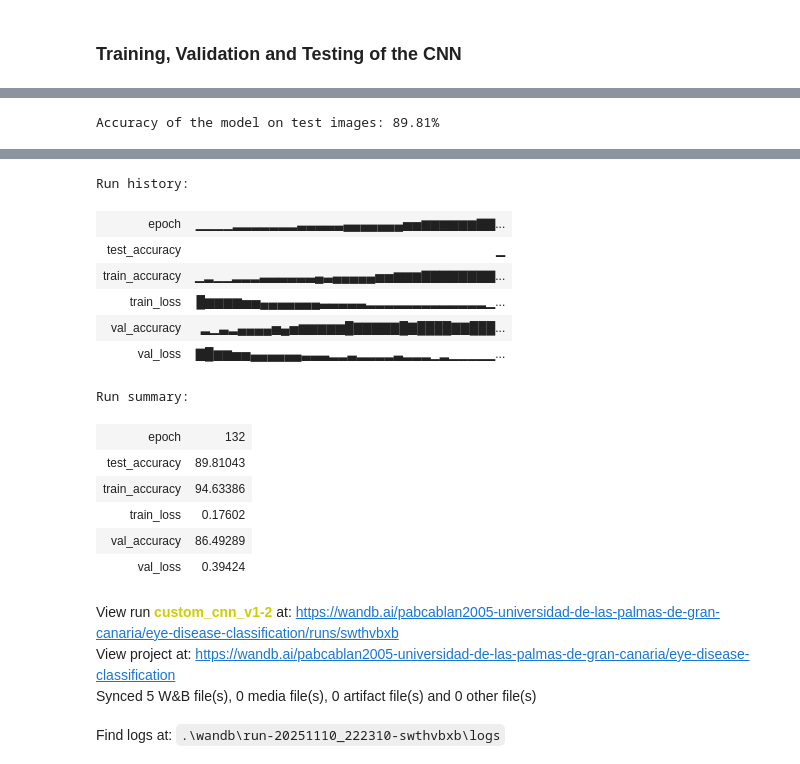
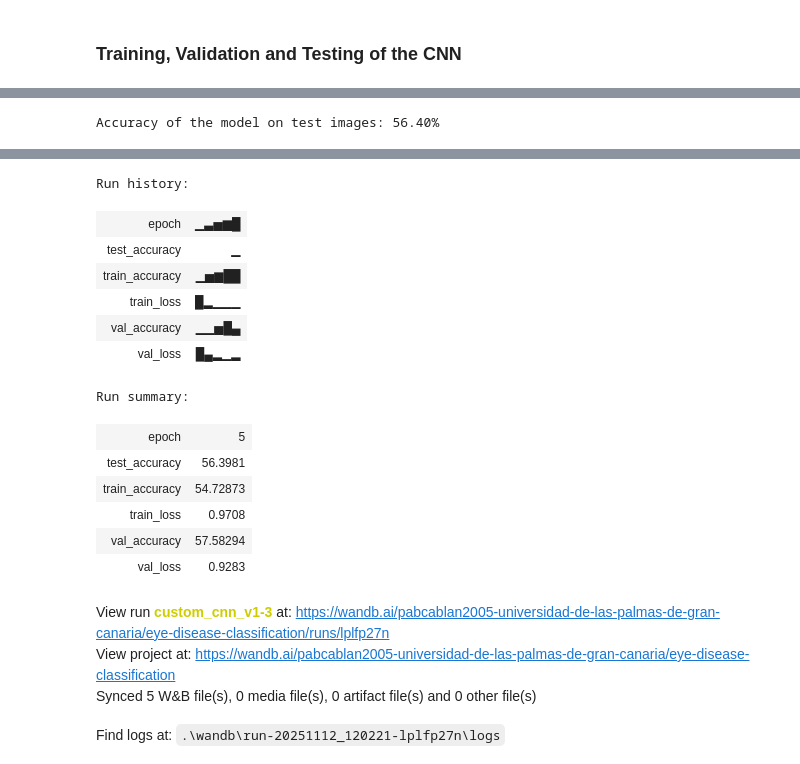
Before and after one commit to pabcablan/convolutional_neural_network, a Jupyter notebook: convolutional_neural_network.ipynb, the cells around one changed output, grey strips where cells are left out. Saved outputs shown, nothing was run; the diff lists cells and outputs as text; code cells hidden in the pictures.

```diff
--- a/convolutional_neural_network.ipynb
+++ b/convolutional_neural_network.ipynb
@@ -190,10 +190,15 @@ optimizer = optim.Adam(model.parameters(), lr=0.001)
 # %% [markdown]
 ### Training, Validation and Testing of the CNN
 # %%
-epochs = 200
+epochs = 5
 early_stopping_criteria = 15
 early_stopping_counter = 0
 best_val_loss = float('inf')
+total_val_loss = []
+total_train_loss = []
+total_val_accuracy = []
+total_training_accuracy = []
+
 
 for epoch in range(epochs):
 
@@ -221,7 +226,9 @@ for epoch in range(epochs):
         train_correct += (predicted == labels).sum().item()
 
     train_loss = running_loss / len(train_loader)
+    total_train_loss.append(train_loss)
     train_accuracy = 100 * train_correct / train_total
+    total_training_accuracy.append(train_accuracy)
 
     # VALIDATION
     model.eval()
@@ -239,12 +246,15 @@ for epoch in range(epochs):
 
             val_loss += loss.item()
 
+
             _, predicted = torch.max(outputs.data, 1)
             val_total += labels.size(0)
             val_correct += (predicted == labels).sum().item()
 
     val_loss /= len(val_loader)
+    total_val_loss.append(val_loss)
     val_accuracy = 100 * val_correct / val_total
+    total_val_accuracy.append(val_accuracy)
 
     if val_loss < best_val_loss:
         best_val_loss = val_loss
@@ -291,42 +289,47 @@ Early stopping at epoch 133
 # %%
 model.eval()
 test_correct = 0
 test_total = 0
+y_pred = []
+y_true = []
 
 # TEST
 with torch.no_grad():
     for images, labels in test_loader:
         images = images.to(device)
         labels = labels.to(device)
 
         outputs = model(images)
         _, predicted = torch.max(outputs.data, 1)
         test_total += labels.size(0)
         test_correct += (predicted == labels).sum().item()
 
+        y_pred.extend(predicted.cpu().numpy())
+        y_true.extend(labels.cpu().numpy())
+
 test_accuracy = 100 * test_correct / test_total
 print(f'Accuracy of the model on test images: {test_accuracy:.2f}%')
 
 wandb.log({"test_accuracy": test_accuracy})
 wandb.finish()
 # %% [output]
-Accuracy of the model on test images: 89.81%
+Accuracy of the model on test images: 56.40%
 [interactive output not drawn]
 Run history:
-| epoch | ▁▁▁▁▂▂▂▂▂▂▂▃▃▃▃▃▄▄▄▄▄▄▄▅▅▆▆▆▆▆▆▇▇... |
+| epoch | ▁▃▅▆█ |
 | test_accuracy | ▁ |
-| train_accuracy | ▁▂▁▁▂▂▂▃▃▃▃▃▃▄▃▄▄▄▄▄▅▅▆▆▆▇▇▇▇▇▇▇▇... |
-| train_loss | █▆▆▆▆▅▅▄▄▄▄▄▄▄▃▃▃▃▃▂▂▂▂▂▂▂▂▂▂▂▂▂▁... |
-| val_accuracy | ▂▁▃▂▄▄▄▄▅▄▅▆▆▆▆▆█▇▇▇▇▇█▇████▇▇███... |
-| val_loss | ▇█▆▆▅▅▄▄▄▄▄▄▃▃▃▂▂▃▂▂▂▂▃▂▂▂▁▂▁▁▁▁▁... |
+| train_accuracy | ▁▅▆██ |
+| train_loss | █▂▁▁▁ |
+| val_accuracy | ▁▁▅█▄ |
+| val_loss | █▄▂▁▂ |
 Run summary:
-| epoch | 132 |
-| test_accuracy | 89.81043 |
-| train_accuracy | 94.63386 |
-| train_loss | 0.17602 |
-| val_accuracy | 86.49289 |
-| val_loss | 0.39424 |
+| epoch | 5 |
+| test_accuracy | 56.3981 |
+| train_accuracy | 54.72873 |
+| train_loss | 0.9708 |
+| val_accuracy | 57.58294 |
+| val_loss | 0.9283 |
-View run custom_cnn_v1-2 at: https://wandb.ai/pabcablan2005-universidad-de-las-palmas-de-gran-canaria/eye-disease-classification/runs/swthvbxb
+View run custom_cnn_v1-3 at: https://wandb.ai/pabcablan2005-universidad-de-las-palmas-de-gran-canaria/eye-disease-classification/runs/lplfp27n
 View project at: https://wandb.ai/pabcablan2005-universidad-de-las-palmas-de-gran-canaria/eye-disease-classification
 Synced 5 W&B file(s), 0 media file(s), 0 artifact file(s) and 0 other file(s)
-Find logs at: .\wandb\run-20251110_222310-swthvbxb\logs
+Find logs at: .\wandb\run-20251112_120221-lplfp27n\logs
```
Also changed, not shown: parts of 10 cells of this notebook.
